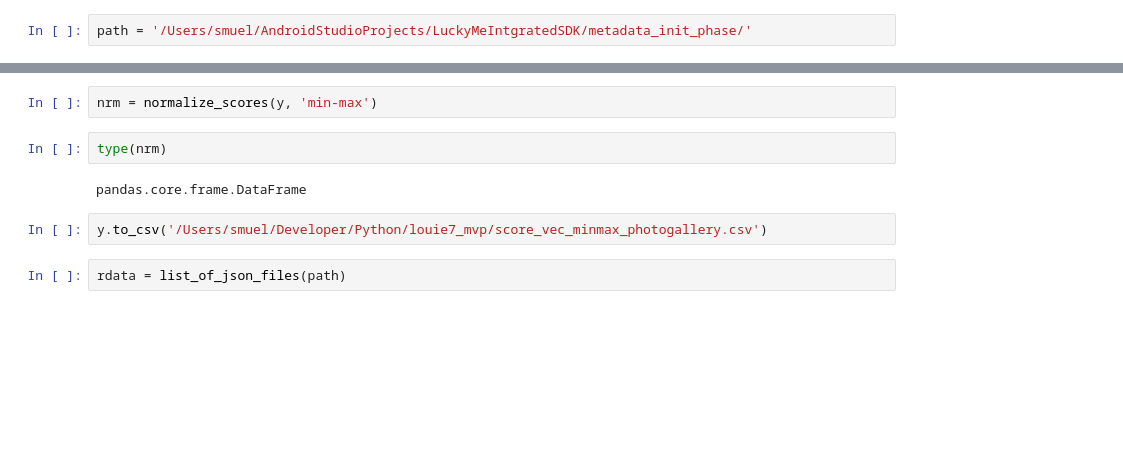
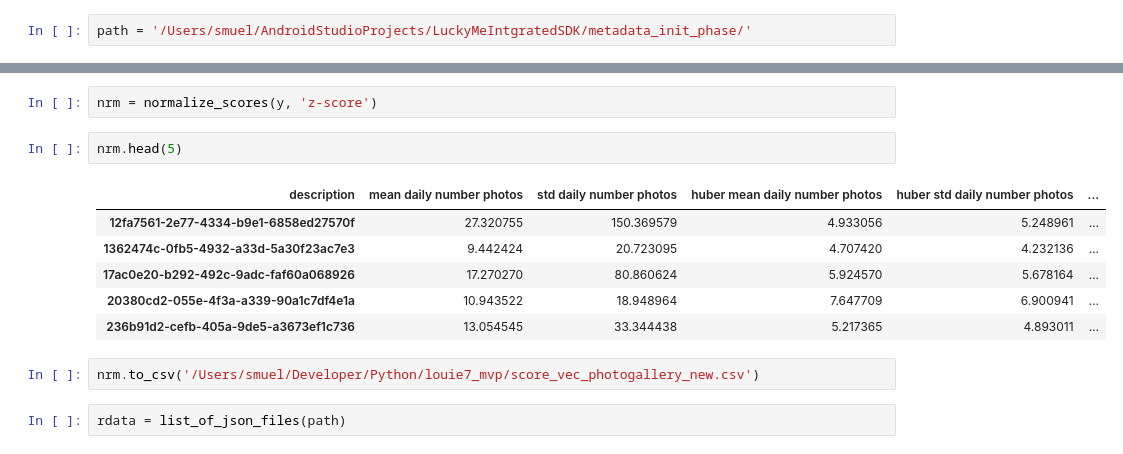
Before and after one commit to oavioz/Louie7Predictors, a Jupyter notebook: metadata_to_vec.ipynb, the cells around one changed output, grey strips where cells are left out. Drawn from its saved outputs; the diff is of its cells as text; blank space fills up the shorter version.

```diff
--- a/metadata_to_vec.ipynb
+++ b/metadata_to_vec.ipynb
@@ -52,11 +53,16 @@ y.head(5)
 # %%
-nrm = normalize_scores(y, 'min-max')
+nrm = normalize_scores(y, 'z-score')
-# %%
-type(nrm)
-# %% [output]
-pandas.core.frame.DataFrame
+# %%
+nrm.head(5)
+# %% [output]
+| description | mean daily number photos | std daily number photos | huber mean daily number photos | huber std daily number photos | ... |
+| 12fa7561-2e77-4334-b9e1-6858ed27570f | 27.320755 | 150.369579 | 4.933056 | 5.248961 | ... |
+| 1362474c-0fb5-4932-a33d-5a30f23ac7e3 | 9.442424 | 20.723095 | 4.707420 | 4.232136 | ... |
+| 17ac0e20-b292-492c-9adc-faf60a068926 | 17.270270 | 80.860624 | 5.924570 | 5.678164 | ... |
+| 20380cd2-055e-4f3a-a339-90a1c7df4e1a | 10.943522 | 18.948964 | 7.647709 | 6.900941 | ... |
+| 236b91d2-cefb-405a-9de5-a3673ef1c736 | 13.054545 | 33.344438 | 5.217365 | 4.893011 | ... |
 # %%
-y.to_csv('/Users/smuel/Developer/Python/louie7_mvp/score_vec_minmax_photogallery.csv')
+nrm.to_csv('/Users/smuel/Developer/Python/louie7_mvp/score_vec_photogallery_new.csv')
 # %%
 rdata = list_of_json_files(path)
 # %%
```
Also changed, not shown: parts of 56 cells of this notebook, 11 other files.
